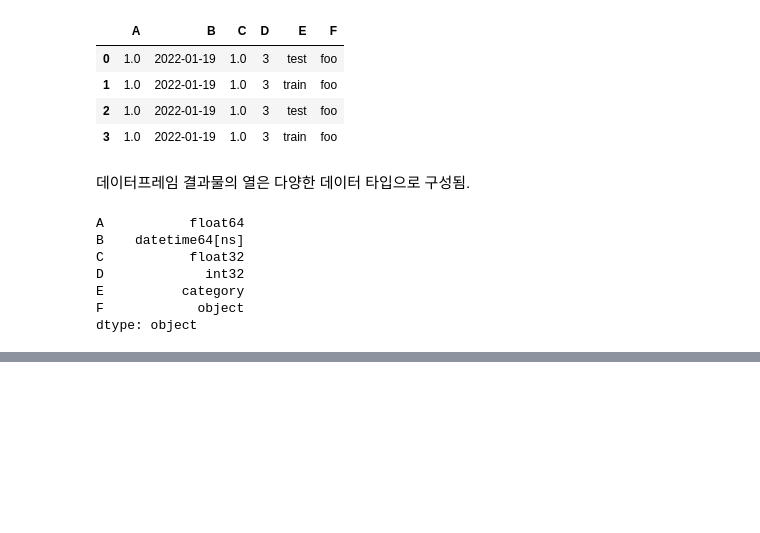
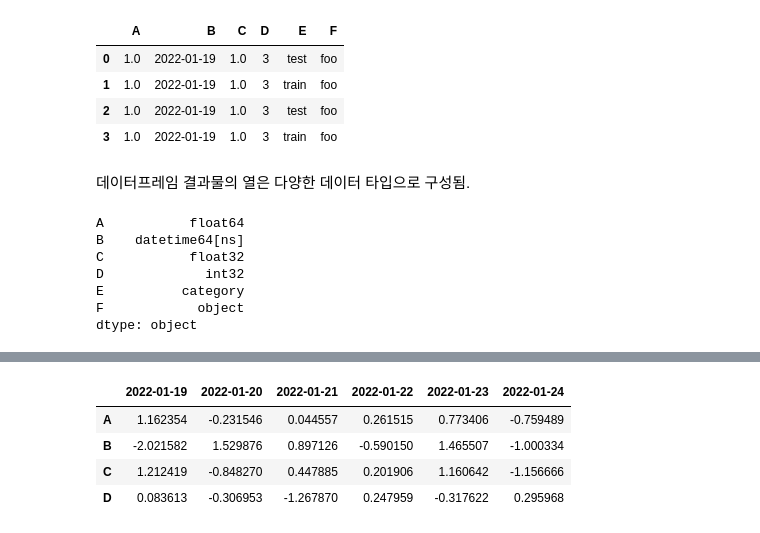
Before and after one commit to euneun316/Python-for-Pandas, a Jupyter notebook: Pandas-Study.ipynb, the cells around one changed output, grey strips where cells are left out. Drawn from its saved outputs; the diff is of its cells as text; code cells hidden in the pictures; blank space fills up the shorter version.

```diff
--- a/Pandas-Study.ipynb
+++ b/Pandas-Study.ipynb
@@ -102,0 +189,8 @@ IPython을 이용하면, Tap 자동완성 기능이 자동으로 활성화 됨!
+# %%
+df.transpose()
+# %% [output]
+|  | 2022-01-19 | 2022-01-20 | 2022-01-21 | 2022-01-22 | 2022-01-23 | 2022-01-24 |
+| A | 1.162354 | -0.231546 | 0.044557 | 0.261515 | 0.773406 | -0.759489 |
+| B | -2.021582 | 1.529876 | 0.897126 | -0.590150 | 1.465507 | -1.000334 |
+| C | 1.212419 | -0.848270 | 0.447885 | 0.201906 | 1.160642 | -1.156666 |
+| D | 0.083613 | -0.306953 | -1.267870 | 0.247959 | -0.317622 | 0.295968 |
```
Also changed, not shown: parts of 18 cells of this notebook.
